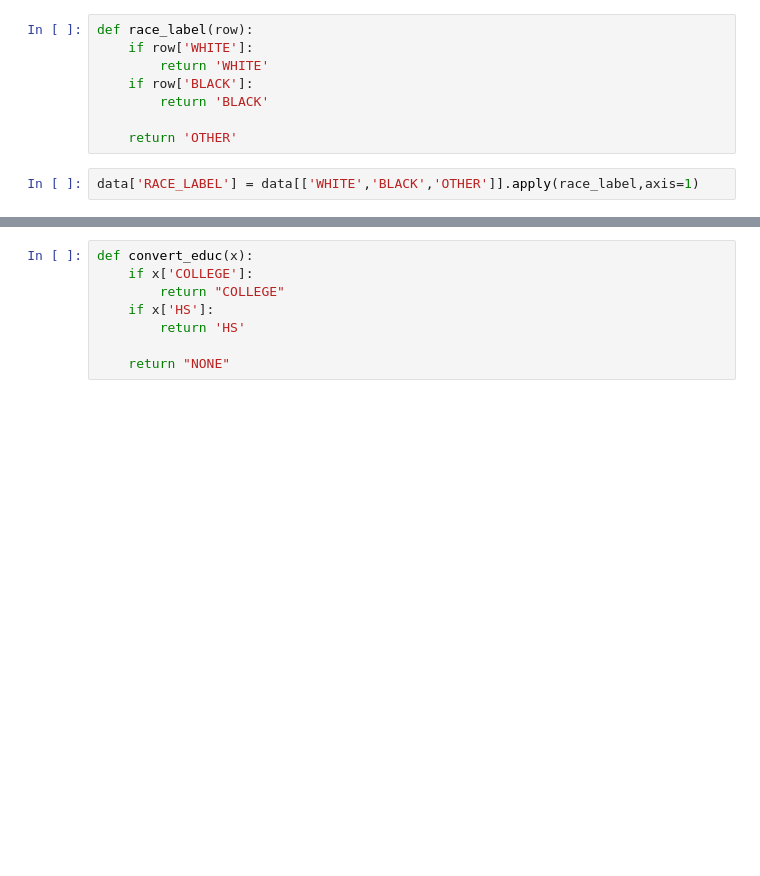
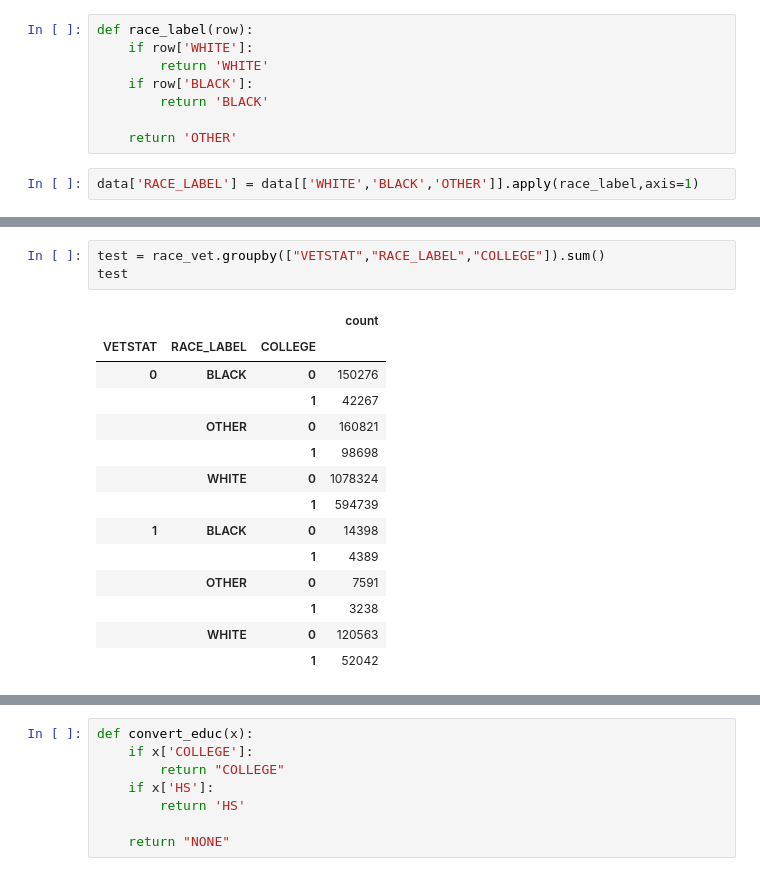
Before and after one commit to Fobertree/Econ220FinalProject, a Jupyter notebook: main.ipynb, the cells around one changed output, grey strips where cells are left out. Cells and saved outputs as stored; diff of their text form; blank space fills up the shorter version.

```diff
--- a/main.ipynb
+++ b/main.ipynb
@@ -460,0 +339,18 @@ def race_to_pct(x):
+# %%
+test = race_vet.groupby(["VETSTAT","RACE_LABEL","COLLEGE"]).sum()
+test
+# %% [output]
+|  |  |  | count |
+| VETSTAT | RACE_LABEL | COLLEGE |  |
+| 0 | BLACK | 0 | 150276 |
+|  |  | 1 | 42267 |
+|  | OTHER | 0 | 160821 |
+|  |  | 1 | 98698 |
+|  | WHITE | 0 | 1078324 |
+|  |  | 1 | 594739 |
+| 1 | BLACK | 0 | 14398 |
+|  |  | 1 | 4389 |
+|  | OTHER | 0 | 7591 |
+|  |  | 1 | 3238 |
+|  | WHITE | 0 | 120563 |
+|  |  | 1 | 52042 |
```
Also changed, not shown: parts of 27 cells of this notebook.
